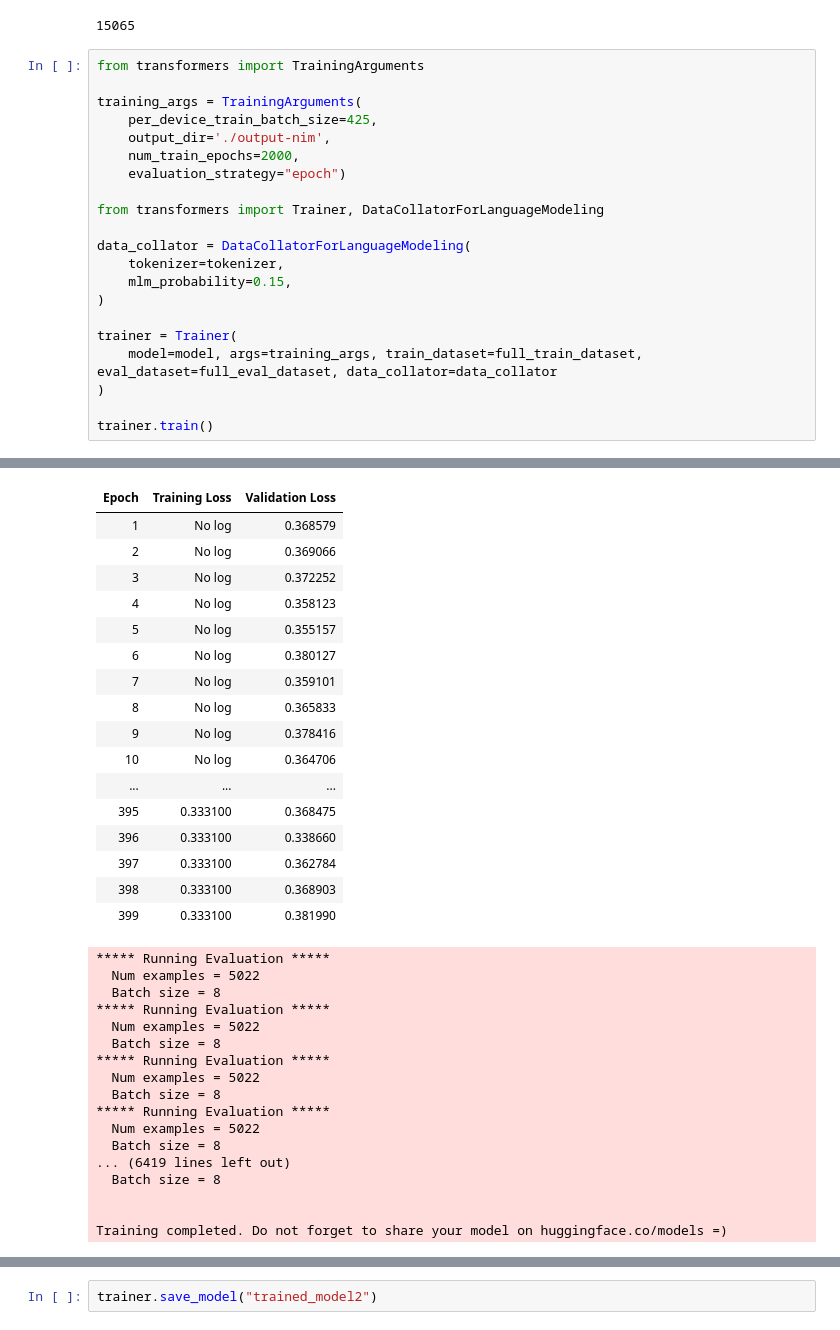
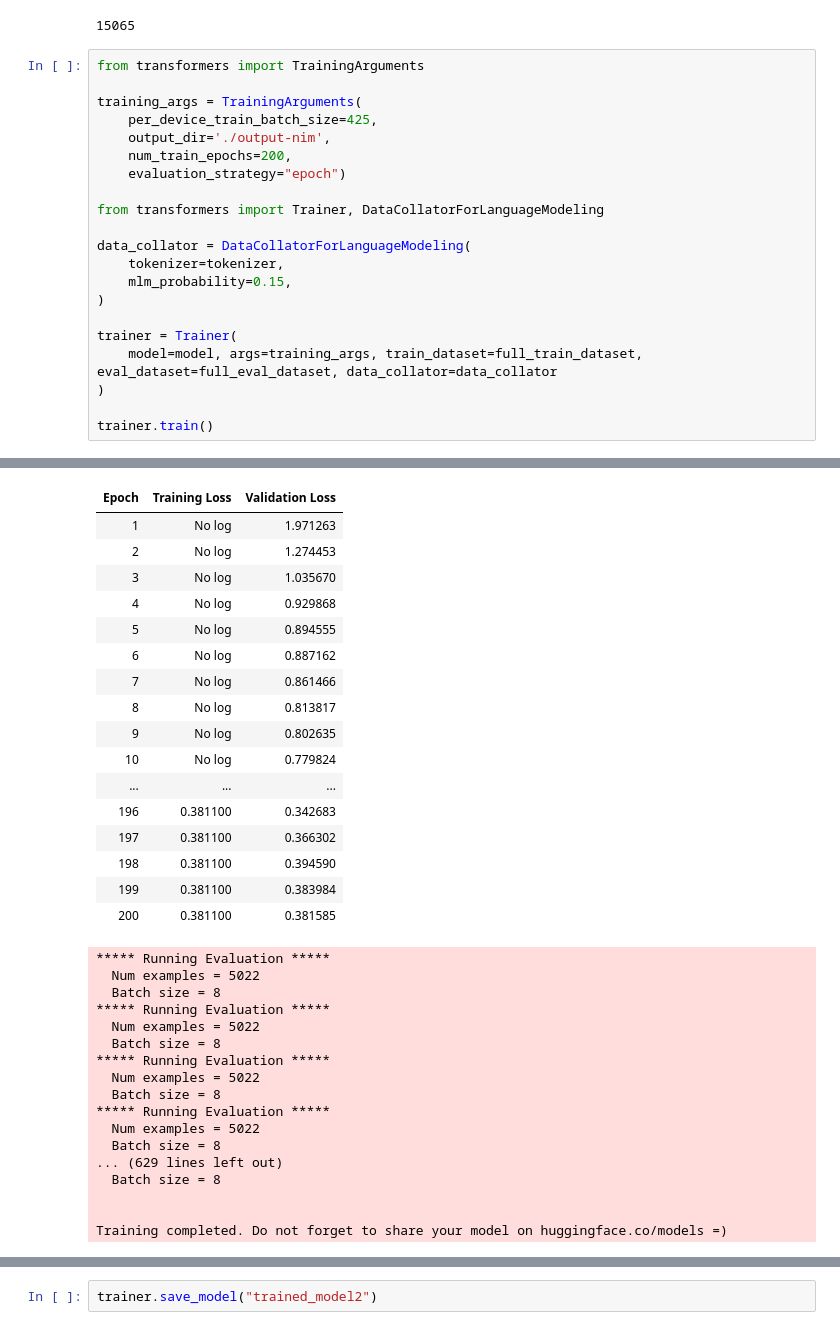
Before and after one commit to deleomike/NLP-Chess, a Jupyter notebook: src/bert/notebooks/Train_BERT_NIM.ipynb, the cells around one changed output, grey strips where cells are left out. Drawn from its saved outputs; the diff is of its cells as text.

```diff
--- a/src/bert/notebooks/Train_BERT_NIM.ipynb
+++ b/src/bert/notebooks/Train_BERT_NIM.ipynb
@@ -160,7 +180,7 @@ from transformers import TrainingArguments
 training_args = TrainingArguments(
     per_device_train_batch_size=425,
     output_dir='./output-nim',
-    num_train_epochs=2000,
+    num_train_epochs=200,
     evaluation_strategy="epoch")
 
 from transformers import Trainer, DataCollatorForLanguageModeling
@@ -189,20 +207,20 @@ The default value for the training argument `--report_to` will change in v5 (fro
 | Epoch | Training Loss | Validation Loss |
-| 1 | No log | 0.368579 |
-| 2 | No log | 0.369066 |
-| 3 | No log | 0.372252 |
-| 4 | No log | 0.358123 |
-| 5 | No log | 0.355157 |
-| 6 | No log | 0.380127 |
-| 7 | No log | 0.359101 |
-| 8 | No log | 0.365833 |
-| 9 | No log | 0.378416 |
-| 10 | No log | 0.364706 |
+| 1 | No log | 1.971263 |
+| 2 | No log | 1.274453 |
+| 3 | No log | 1.035670 |
+| 4 | No log | 0.929868 |
+| 5 | No log | 0.894555 |
+| 6 | No log | 0.887162 |
+| 7 | No log | 0.861466 |
+| 8 | No log | 0.813817 |
+| 9 | No log | 0.802635 |
+| 10 | No log | 0.779824 |
 | ... | ... | ... |
-| 395 | 0.333100 | 0.368475 |
-| 396 | 0.333100 | 0.338660 |
-| 397 | 0.333100 | 0.362784 |
-| 398 | 0.333100 | 0.368903 |
-| 399 | 0.333100 | 0.381990 |
+| 196 | 0.381100 | 0.342683 |
+| 197 | 0.381100 | 0.366302 |
+| 198 | 0.381100 | 0.394590 |
+| 199 | 0.381100 | 0.383984 |
+| 200 | 0.381100 | 0.381585 |
 ***** Running Evaluation *****
   Num examples = 5022
   Batch size = 8
@@ -215,7 +233,7 @@ The default value for the training argument `--report_to` will change in v5 (fro
 ***** Running Evaluation *****
   Num examples = 5022
   Batch size = 8
-... (6419 lines left out)
+... (629 lines left out)
   Batch size = 8
 
 
```
Also changed, not shown: parts of 8 cells of this notebook, 1 other file.
